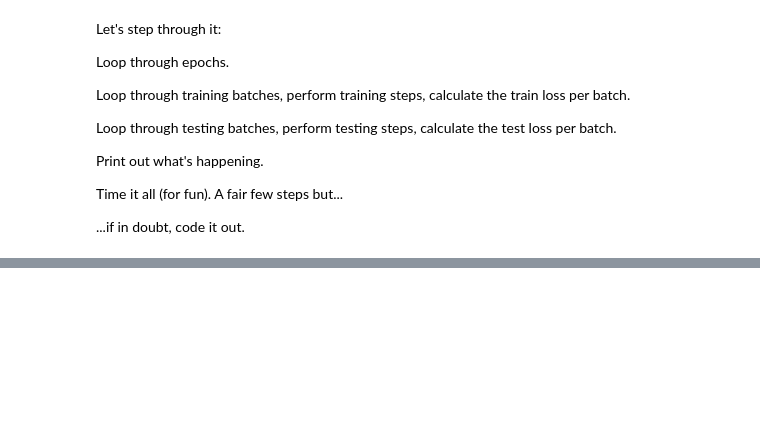
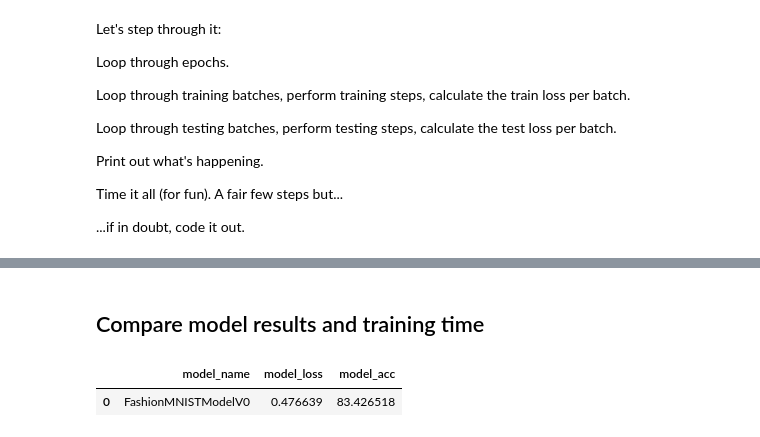
Before and after one commit to pranav-mahure/Pytorch, a Jupyter notebook: 004_pytorch_computer_vision.ipynb, the cells around one changed output, grey strips where cells are left out. Saved outputs shown, nothing was run; the diff lists cells and outputs as text; code cells hidden in the pictures; blank space fills up the shorter version.

```diff
--- a/004_pytorch_computer_vision.ipynb
+++ b/004_pytorch_computer_vision.ipynb
@@ -383,0 +863,10 @@ total_train_time_model_0 = print_train_time(start=train_time_start_on_cpu,
+# %% [markdown]
+## Compare model results and training time
+# %%
+import pandas as pd
+compare_result = pd.DataFrame([model_0_results,
+                               ])
+compare_result
+# %% [output]
+|  | model_name | model_loss | model_acc |
+| 0 | FashionMNISTModelV0 | 0.476639 | 83.426518 |
```
Also changed, not shown: parts of 49 cells of this notebook, 1 other file.
